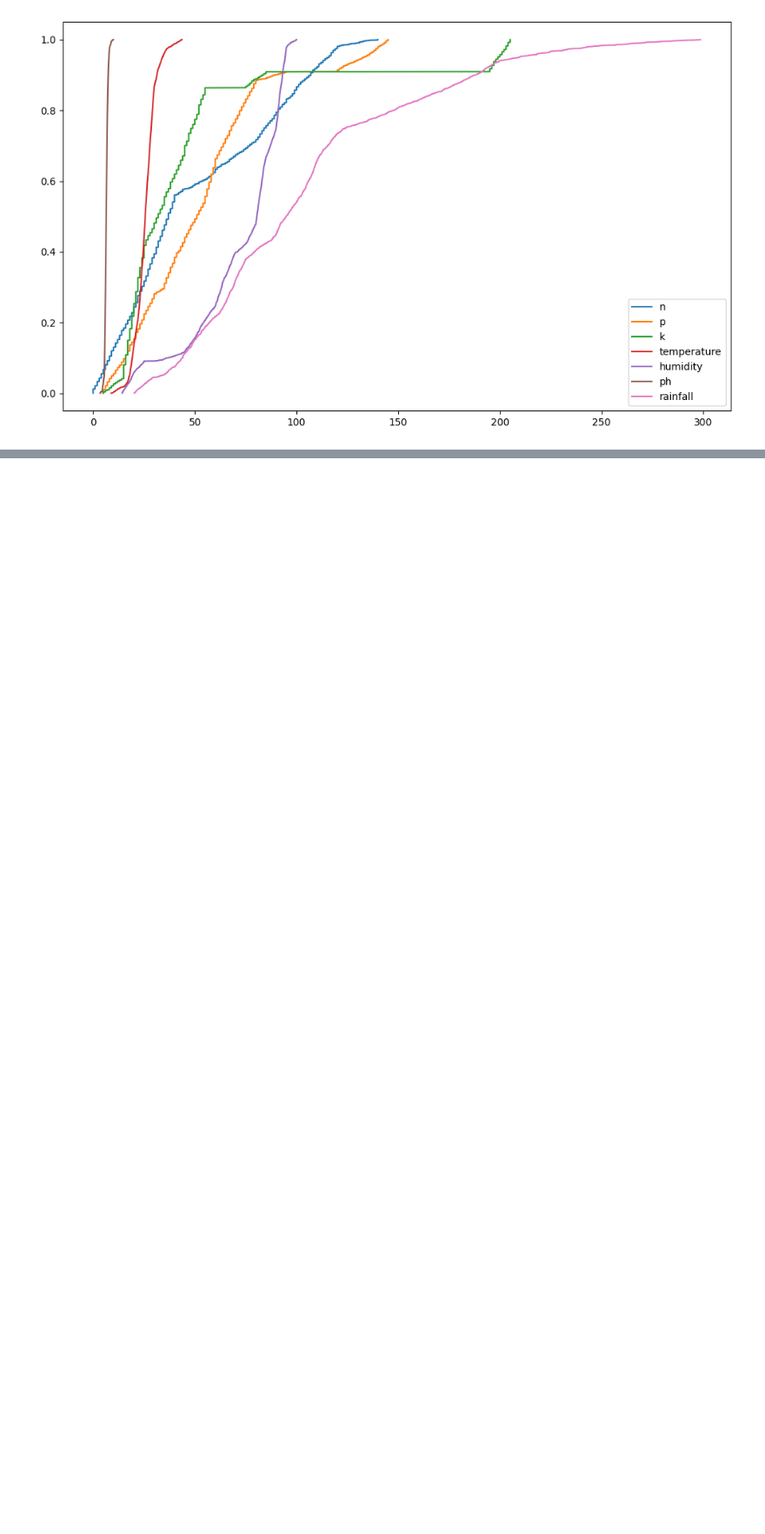
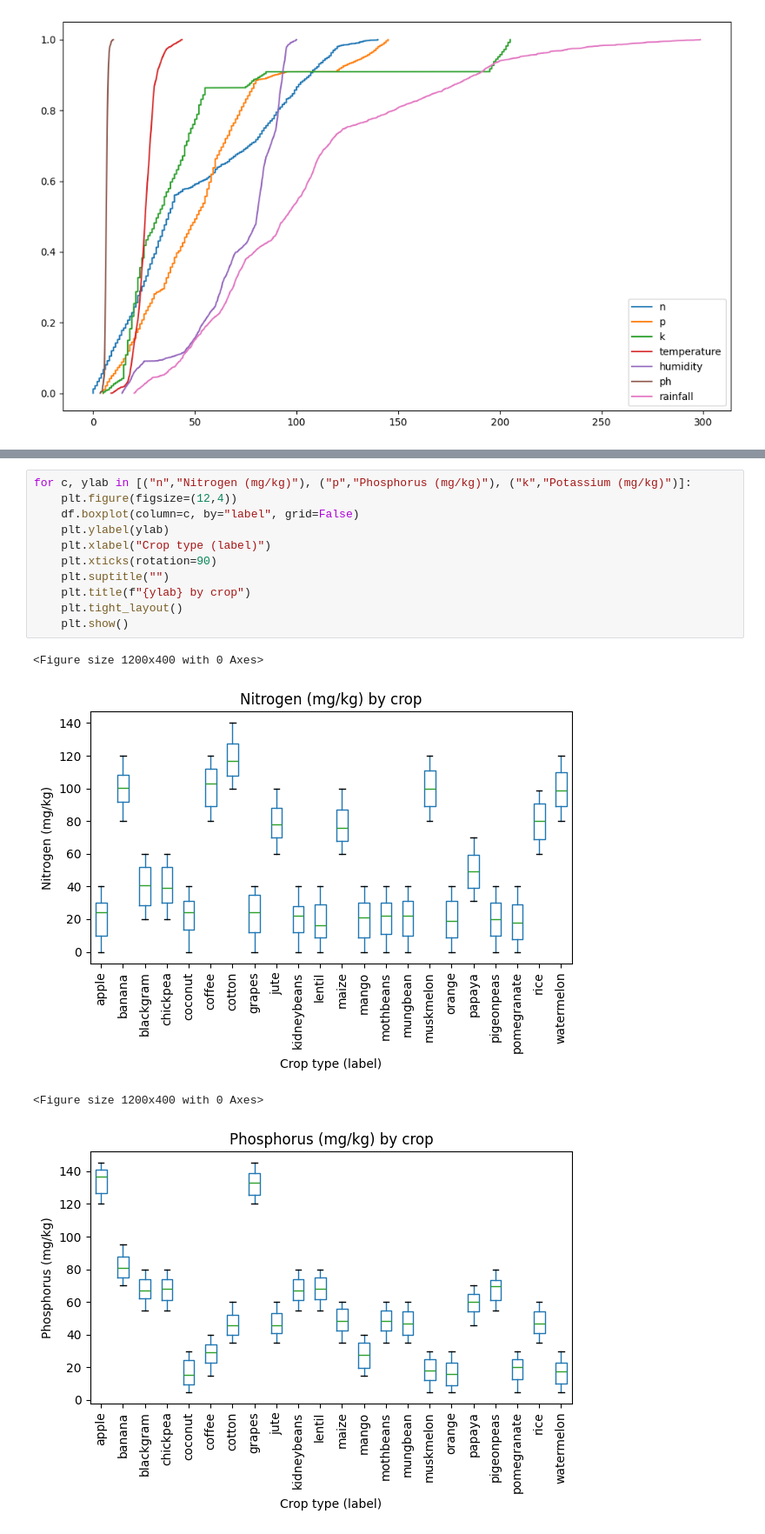
Before and after one commit to psubedicsu/Final-Project---608, a Jupyter notebook: Final_Project.ipynb, the cells around one changed output, grey strips where cells are left out. Shown at 87% size. Cells and saved outputs as stored; diff of their text form; blank space fills up the shorter version.

```diff
--- a/Final_Project.ipynb
+++ b/Final_Project.ipynb
@@ -97,0 +128,16 @@ plt.show()
+# %%
+for c, ylab in [("n","Nitrogen (mg/kg)"), ("p","Phosphorus (mg/kg)"), ("k","Potassium (mg/kg)")]:
+    plt.figure(figsize=(12,4))
+    df.boxplot(column=c, by="label", grid=False)
+    plt.ylabel(ylab)
+    plt.xlabel("Crop type (label)")
+    plt.xticks(rotation=90)
+    plt.suptitle("")
+    plt.title(f"{ylab} by crop")
+    plt.tight_layout()
+    plt.show()
+# %% [output]
+<Figure size 1200x400 with 0 Axes>
+[figure, added]
+<Figure size 1200x400 with 0 Axes>
+[figure, added]
```
Also changed, not shown: parts of 9 cells of this notebook.
